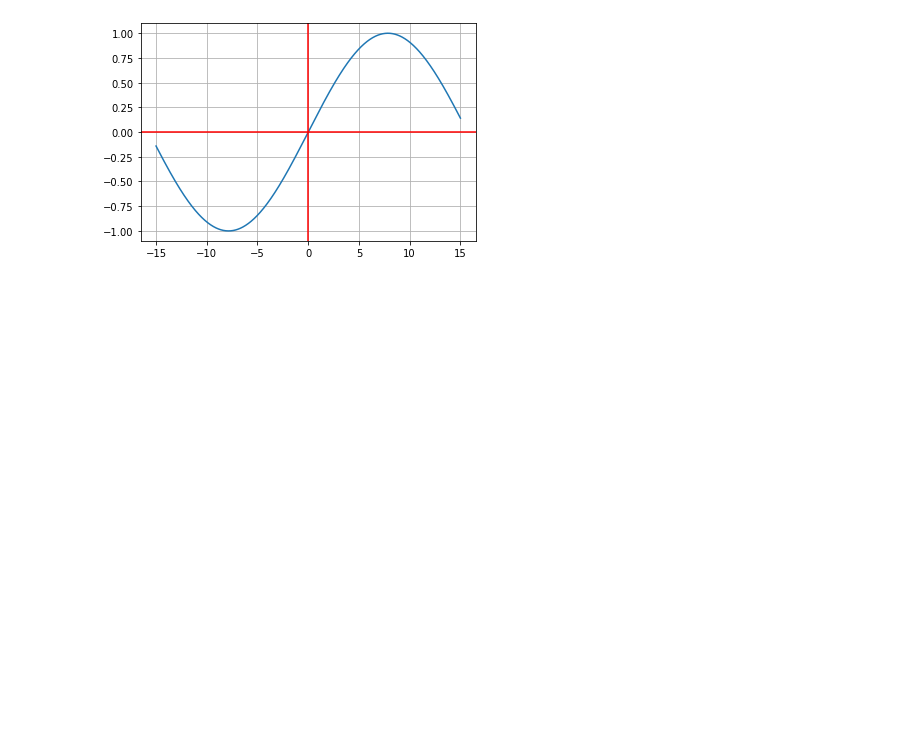
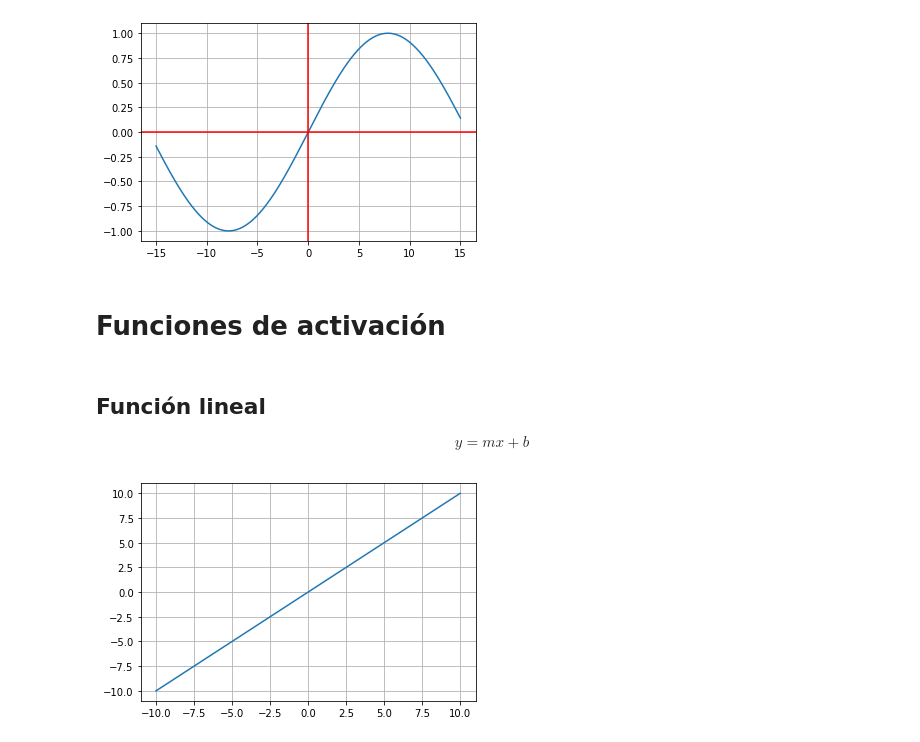
Before and after one commit to OmarPhysics/Courses_of_Platzi, a Jupyter notebook: Notebooks/01_Functions.ipynb, the cells around one changed output. Cells and saved outputs as stored; diff of their text form; code cells hidden in the pictures; blank space fills up the shorter version.

```diff
--- a/Notebooks/01_Functions.ipynb
+++ b/Notebooks/01_Functions.ipynb
@@ -476,3 +476,19 @@ ax.axvline(x = 0, color = 'r')
 # %% [output]
 <matplotlib.lines.Line2D at 0x...>
 [figure]
+# %% [markdown]
+# Funciones de activación
+# %%
+N = 1000
+x = np.linspace(-10, 10, num = N)
+# %% [markdown]
+## Función lineal
+$$y=mx+b$$
+# %%
+def f(x):
+  return x
+
+plt.plot(x, f(x))
+plt.grid()
+# %% [output]
+[figure, added]
```
Also changed, not shown: parts of 8 cells of this notebook.
